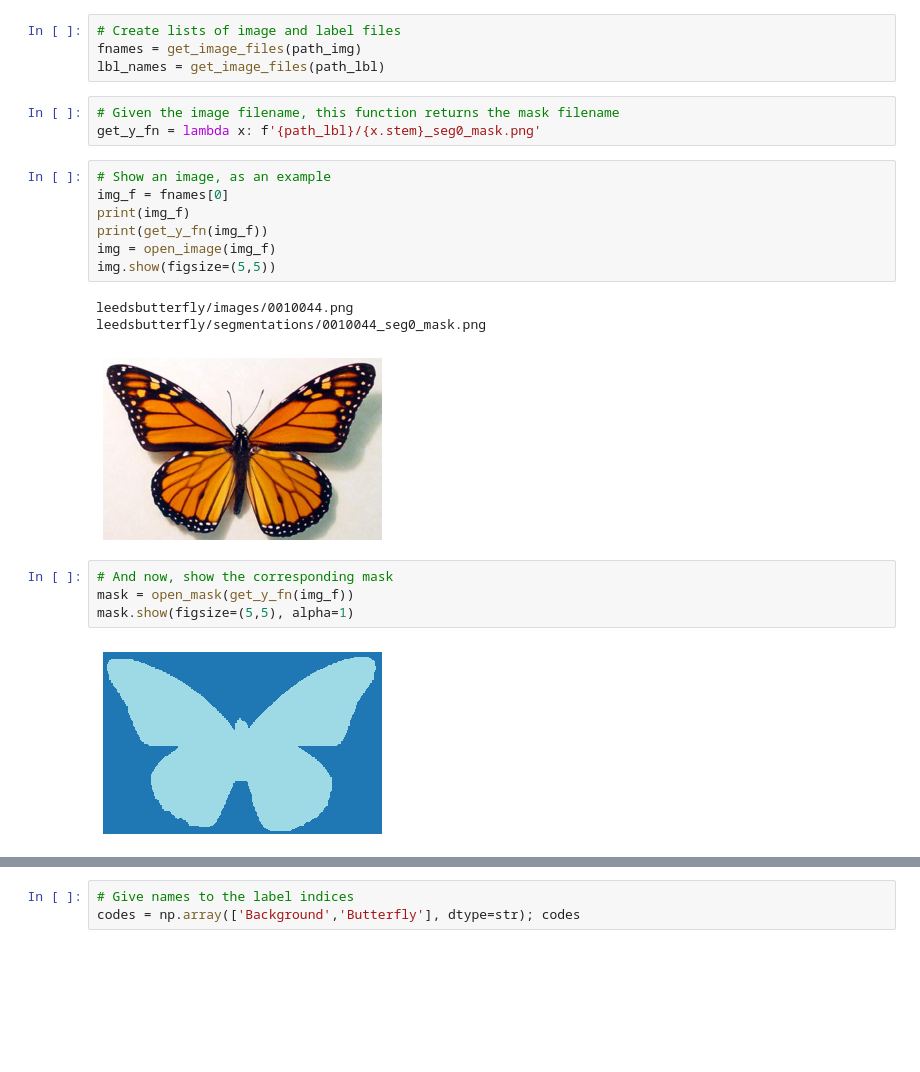
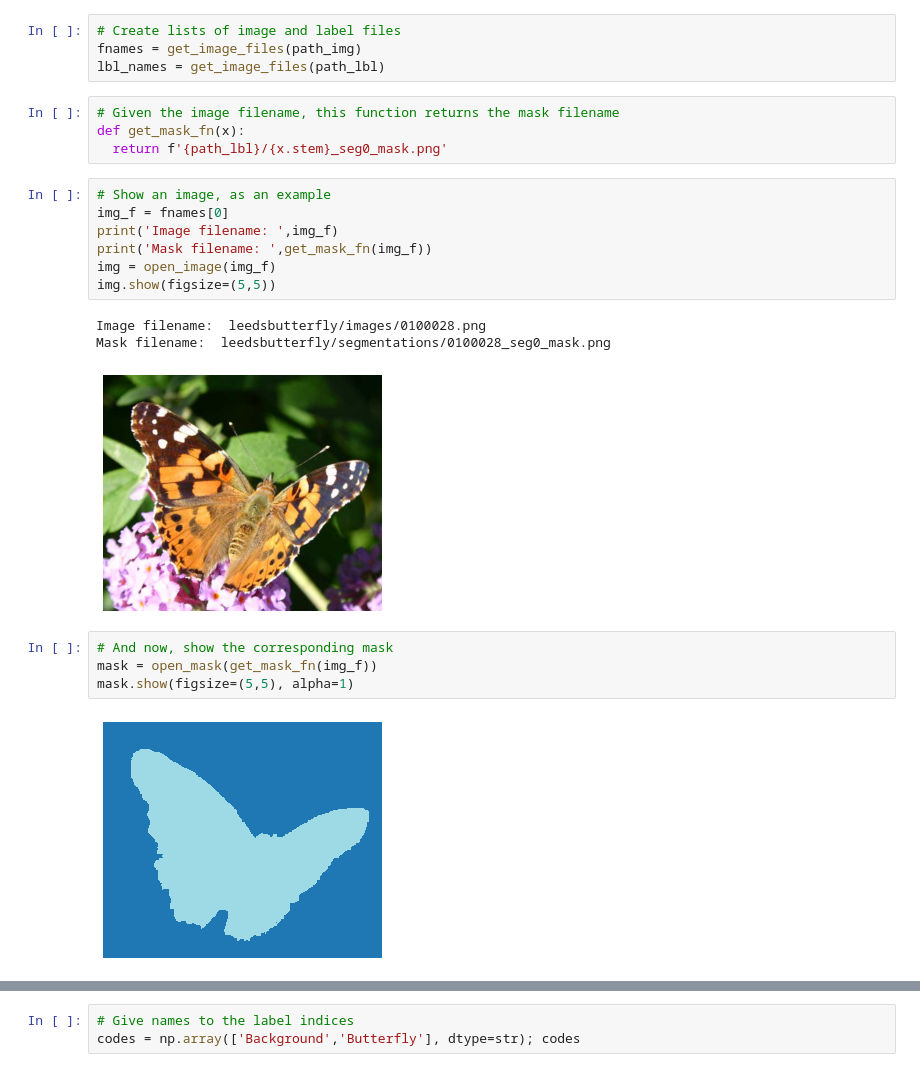
Before and after one commit to greght/Workshop-FastAi-Segmentation, a Jupyter notebook: ImageSegmentation_fastAI_v1.ipynb, the cells around one changed output, grey strips where cells are left out. Cells and saved outputs as stored; diff of their text form; blank space fills up the shorter version.

```diff
--- a/ImageSegmentation_fastAI_v1.ipynb
+++ b/ImageSegmentation_fastAI_v1.ipynb
@@ -53,21 +56,22 @@ fnames = get_image_files(path_img)
 lbl_names = get_image_files(path_lbl)
 # %%
 # Given the image filename, this function returns the mask filename
-get_y_fn = lambda x: f'{path_lbl}/{x.stem}_seg0_mask.png'
+def get_mask_fn(x):
+  return f'{path_lbl}/{x.stem}_seg0_mask.png'
 # %%
 # Show an image, as an example
 img_f = fnames[0]
-print(img_f)
-print(get_y_fn(img_f))
+print('Image filename: ',img_f)
+print('Mask filename: ',get_mask_fn(img_f))
 img = open_image(img_f)
 img.show(figsize=(5,5))
 # %% [output]
-leedsbutterfly/images/0010044.png
-leedsbutterfly/segmentations/0010044_seg0_mask.png
+Image filename:  leedsbutterfly/images/0100028.png
+Mask filename:  leedsbutterfly/segmentations/0100028_seg0_mask.png
-[figure, old version]
+[figure, new version]
 # %%
 # And now, show the corresponding mask
-mask = open_mask(get_y_fn(img_f))
+mask = open_mask(get_mask_fn(img_f))
 mask.show(figsize=(5,5), alpha=1)
 # %% [output]
-[figure, old version]
+[figure, new version]
```
Also changed, not shown: parts of 28 cells of this notebook.
